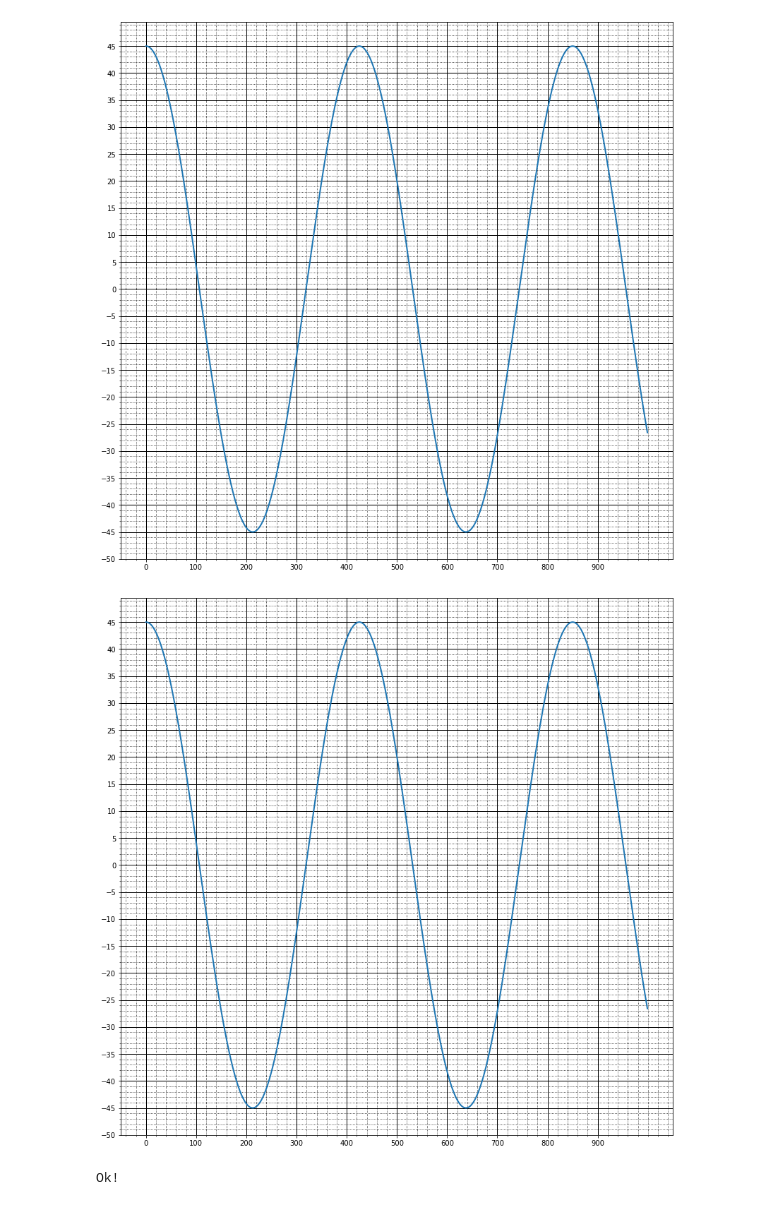
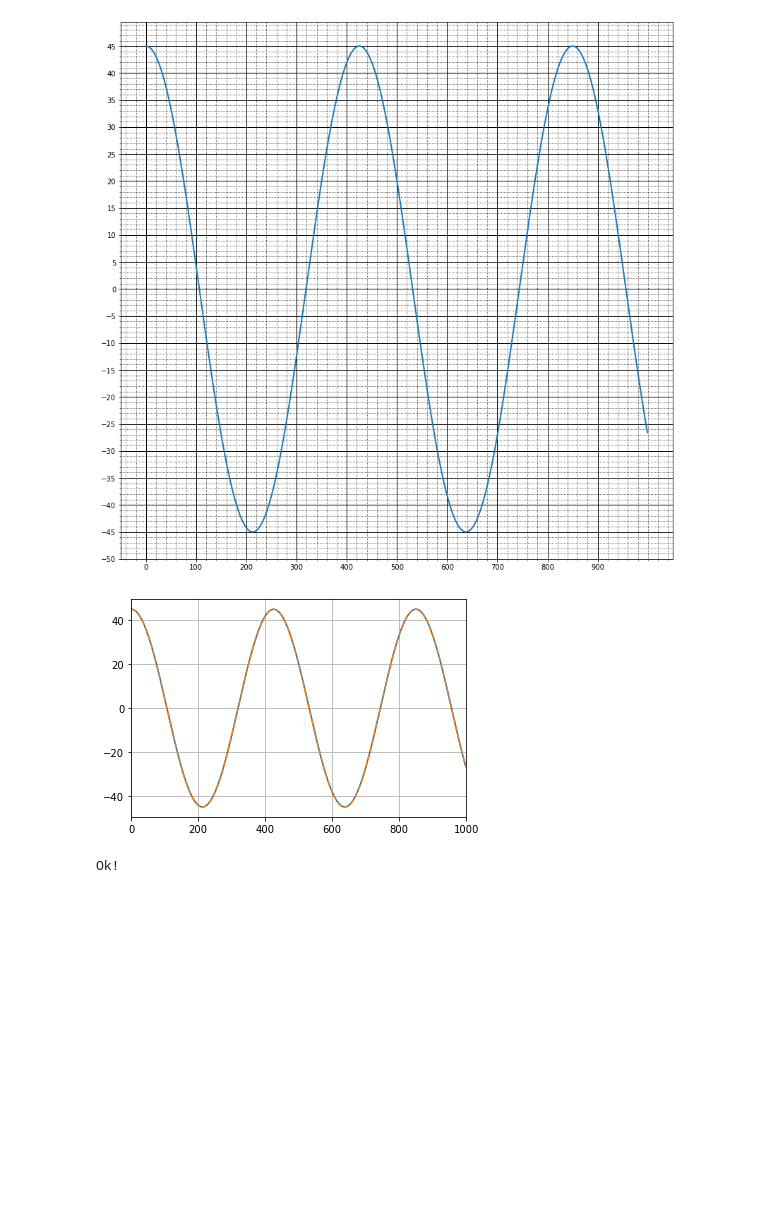
Before and after one commit to GreasyGoose/audio_processing, a Jupyter notebook: lab1.ipynb, the cells around one changed output. Drawn from its saved outputs; the diff is of its cells as text; code cells hidden in the pictures; blank space fills up the shorter version.

```diff
--- a/lab1.ipynb
+++ b/lab1.ipynb
@@ -116,10 +124,10 @@ x=np.arange(0, 1000)
 omega = 2 * np.pi / 425
 phi = 0
 a = 45 * np.cos(omega * x + phi)
-# %%
-draw_signal(a)
-# %% [output]
-[figure, removed]
+# %%
+drawSignalDifference(test_data['task2']['a'], a)
+# %% [output]
+[figure, added]
 # %%
 assert len(a) == 1000
 assert np.allclose(a, test_data["task2"]["a"], atol=1)
```
Also changed, not shown: parts of 21 cells of this notebook.
